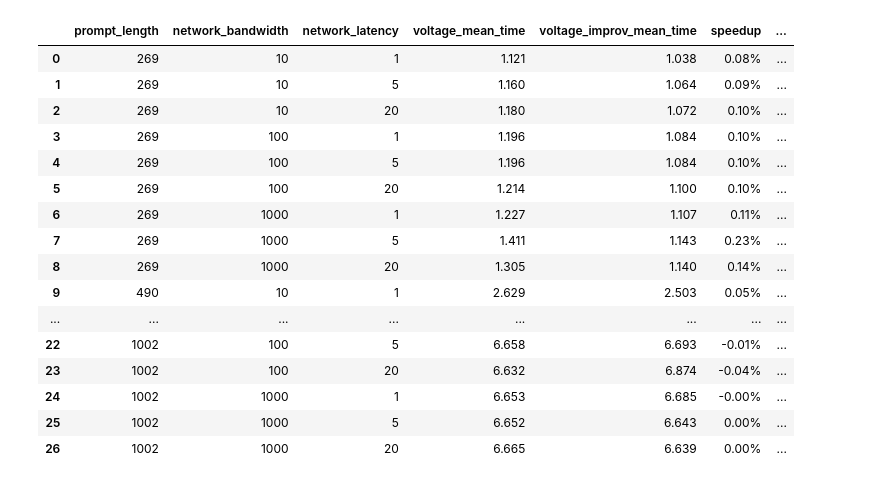
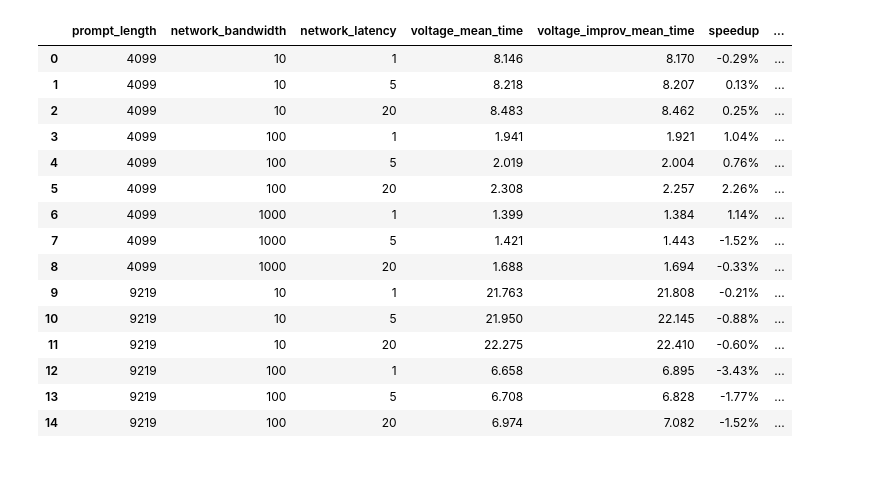
Before and after one commit to Dogacel/Uniference, a Jupyter notebook: notebooks/voltage_analysis.ipynb, the cells around one changed output. Saved outputs shown, nothing was run; the diff lists cells and outputs as text; code cells hidden in the pictures.

```diff
--- a/notebooks/voltage_analysis.ipynb
+++ b/notebooks/voltage_analysis.ipynb
@@ -10,11 +10,17 @@ time_col = "time"
 alg_col = "algorithm"
 len_col = "prompt_length"
 
-df_voltage = pd.read_json("../results/voltage_run_report.json")
+df_voltage = pd.read_json("../results/voltage_2_sim.json")
 df_voltage[alg_col] = "voltage"
 
-df_voltage_improv = pd.read_json("../results/voltage_improv_run_report.json")
+df_voltage_improv = pd.read_json("../results/voltage_improv_2_sim.json")
 df_voltage_improv[alg_col] = "voltage_improv"
+
+# Comment if not orin
+# df_voltage = pd.read_json("../results/orin_voltage_2.json")
+# df_voltage[alg_col] = "voltage"
+# df_voltage_improv = pd.read_json("../results/orin_voltage_improv_2.json")
+# df_voltage_improv[alg_col] = "voltage_improv"
 
 df = pd.concat([df_voltage, df_voltage_improv], ignore_index=True)
 
@@ -102,7 +108,7 @@ for text_len in df[len_col].unique():
     # determine y-limit from raw data (safer for CI visualization)
     ymax = df_len[time_col].max() * 1.10
 
-    fig, axes = plt.subplots(1, len(bw_vals), figsize=(3 * len(bw_vals), 4), sharey=True)
+    fig, axes = plt.subplots(1, len(bw_vals), figsize=(3 * len(bw_vals), 4), sharey=False)
     if len(bw_vals) == 1:
         axes = [axes]
 
@@ -125,7 +131,7 @@ for text_len in df[len_col].unique():
 
         ax.set_title(f"{bw} Mbps")
         ax.set_xlabel(lat_col + " (ms)")
-        ax.set_ylim(0, ymax)
+        # ax.set_ylim(0, ymax)
         ax.grid(axis="y", alpha=0.3)
         ax.tick_params(axis="x", rotation=0)
 
@@ -153,47 +158,46 @@ results = []
 for text_len in df[len_col].unique():
     df_len = df[df[len_col] == text_len]
     for bw in df_len[bw_col].unique():
         for lat in df_len[lat_col].unique():
             sub = df_len[(df_len[lat_col] == lat) & (df_len[bw_col] == bw)]
             vals0 = sub[sub[alg_col] == alg_order[0]][time_col]
             vals1 = sub[sub[alg_col] == alg_order[1]][time_col]
             if len(vals0) > 1 and len(vals1) > 1:
                 t_stat, p_val = ttest_ind(vals0, vals1, equal_var=False)
             else:
                 p_val = float('nan')
             mean0 = vals0.mean()
             mean1 = vals1.mean()
             if not pd.isna(mean0) and not pd.isna(mean1):
                 speedup = mean0 / mean1 if mean1 != 0 else float('nan')
                 results.append({
                     len_col: int(text_len),
                     bw_col: int(bw),
                     lat_col: int(lat),
                     f"{alg_order[0]}_mean_time": f"{mean0:.3f}",
                     f"{alg_order[1]}_mean_time": f"{mean1:.3f}",
-                    "speedup": f"{(speedup-1):.2f}%",
+                    "speedup": f"{(speedup-1)*100:.2f}%",
                     "p_value": f"{p_val:.3f}"
                 })
 
 speedup_df = pd.DataFrame(results)
 # Export as csv
 speedup_df.to_csv("../results/voltage_speedup_analysis.csv", index=False)
 display(speedup_df)
 # %% [output]
 |  | prompt_length | network_bandwidth | network_latency | voltage_mean_time | voltage_improv_mean_time | speedup | ... |
-| 0 | 269 | 10 | 1 | 1.121 | 1.038 | 0.08% | ... |
-| 1 | 269 | 10 | 5 | 1.160 | 1.064 | 0.09% | ... |
-| 2 | 269 | 10 | 20 | 1.180 | 1.072 | 0.10% | ... |
-| 3 | 269 | 100 | 1 | 1.196 | 1.084 | 0.10% | ... |
-| 4 | 269 | 100 | 5 | 1.196 | 1.084 | 0.10% | ... |
-| 5 | 269 | 100 | 20 | 1.214 | 1.100 | 0.10% | ... |
-| 6 | 269 | 1000 | 1 | 1.227 | 1.107 | 0.11% | ... |
-| 7 | 269 | 1000 | 5 | 1.411 | 1.143 | 0.23% | ... |
-| 8 | 269 | 1000 | 20 | 1.305 | 1.140 | 0.14% | ... |
-| 9 | 490 | 10 | 1 | 2.629 | 2.503 | 0.05% | ... |
-| ... | ... | ... | ... | ... | ... | ... | ... |
-| 22 | 1002 | 100 | 5 | 6.658 | 6.693 | -0.01% | ... |
-| 23 | 1002 | 100 | 20 | 6.632 | 6.874 | -0.04% | ... |
-| 24 | 1002 | 1000 | 1 | 6.653 | 6.685 | -0.00% | ... |
-| 25 | 1002 | 1000 | 5 | 6.652 | 6.643 | 0.00% | ... |
-| 26 | 1002 | 1000 | 20 | 6.665 | 6.639 | 0.00% | ... |
+| 0 | 4099 | 10 | 1 | 8.146 | 8.170 | -0.29% | ... |
+| 1 | 4099 | 10 | 5 | 8.218 | 8.207 | 0.13% | ... |
+| 2 | 4099 | 10 | 20 | 8.483 | 8.462 | 0.25% | ... |
+| 3 | 4099 | 100 | 1 | 1.941 | 1.921 | 1.04% | ... |
+| 4 | 4099 | 100 | 5 | 2.019 | 2.004 | 0.76% | ... |
+| 5 | 4099 | 100 | 20 | 2.308 | 2.257 | 2.26% | ... |
+| 6 | 4099 | 1000 | 1 | 1.399 | 1.384 | 1.14% | ... |
+| 7 | 4099 | 1000 | 5 | 1.421 | 1.443 | -1.52% | ... |
+| 8 | 4099 | 1000 | 20 | 1.688 | 1.694 | -0.33% | ... |
+| 9 | 9219 | 10 | 1 | 21.763 | 21.808 | -0.21% | ... |
+| 10 | 9219 | 10 | 5 | 21.950 | 22.145 | -0.88% | ... |
+| 11 | 9219 | 10 | 20 | 22.275 | 22.410 | -0.60% | ... |
+| 12 | 9219 | 100 | 1 | 6.658 | 6.895 | -3.43% | ... |
+| 13 | 9219 | 100 | 5 | 6.708 | 6.828 | -1.77% | ... |
+| 14 | 9219 | 100 | 20 | 6.974 | 7.082 | -1.52% | ... |
```
Also changed, not shown: parts of 4 cells of this notebook, 4 other files.
